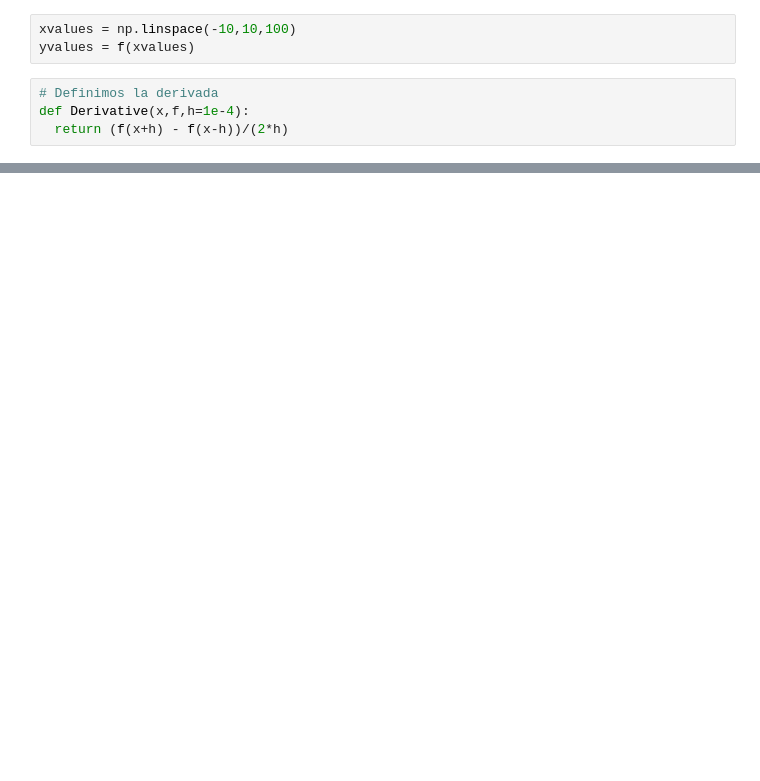
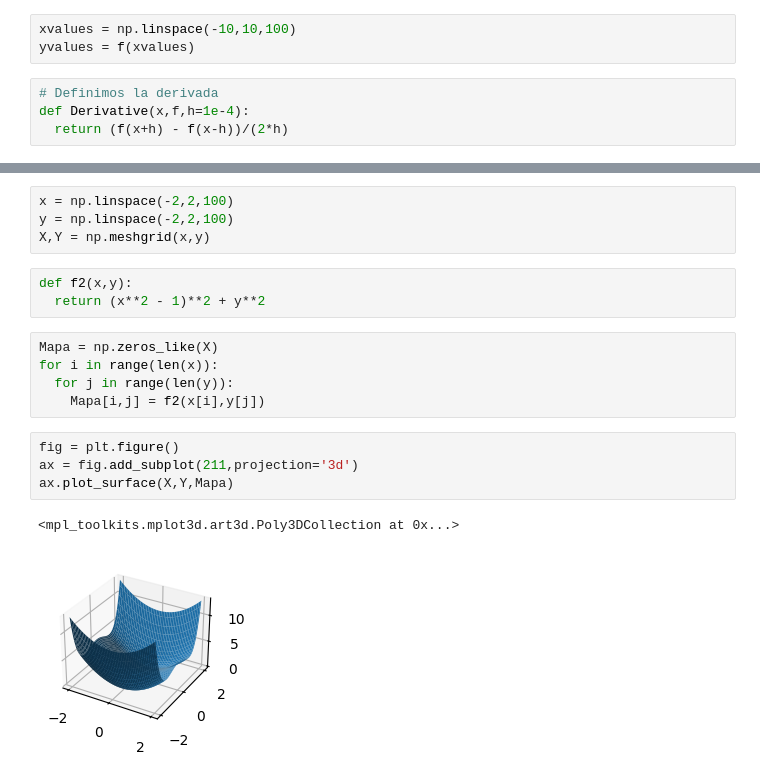
Before and after one commit to asegura4488/MetodosComputacionales2026, a Jupyter notebook: Semana4/DescensoGradiente.ipynb, the cells around one changed output, grey strips where cells are left out. Drawn from its saved outputs; the diff is of its cells as text; blank space fills up the shorter version.

```diff
--- a/Semana4/DescensoGradiente.ipynb
+++ b/Semana4/DescensoGradiente.ipynb
@@ -53,0 +55,19 @@ GradientDescent(f)
+# %%
+x = np.linspace(-2,2,100)
+y = np.linspace(-2,2,100)
+X,Y = np.meshgrid(x,y)
+# %%
+def f2(x,y):
+  return (x**2 - 1)**2 + y**2
+# %%
+Mapa = np.zeros_like(X)
+for i in range(len(x)):
+  for j in range(len(y)):
+    Mapa[i,j] = f2(x[i],y[j])
+# %%
+fig = plt.figure()
+ax = fig.add_subplot(211,projection='3d')
+ax.plot_surface(X,Y,Mapa)
+# %% [output]
+<mpl_toolkits.mplot3d.art3d.Poly3DCollection at 0x...>
+[figure, added]
```
Also changed, not shown: parts of 3 cells of this notebook.
